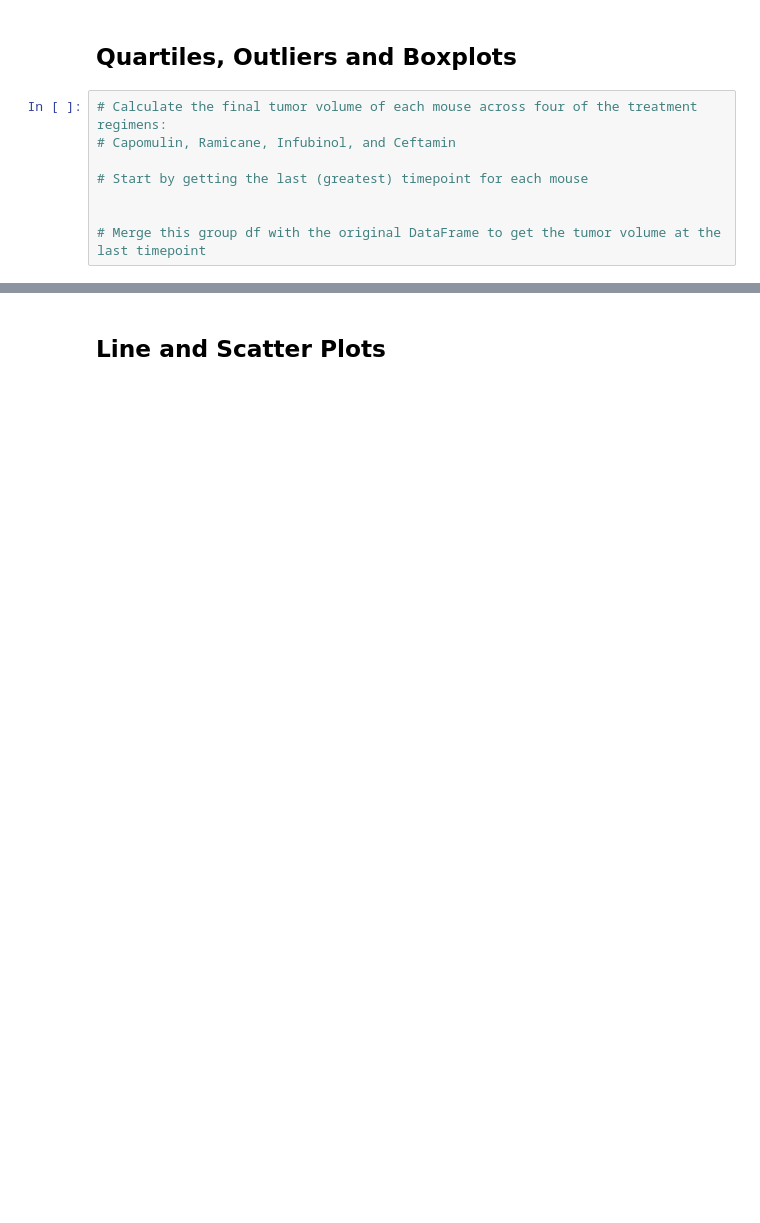
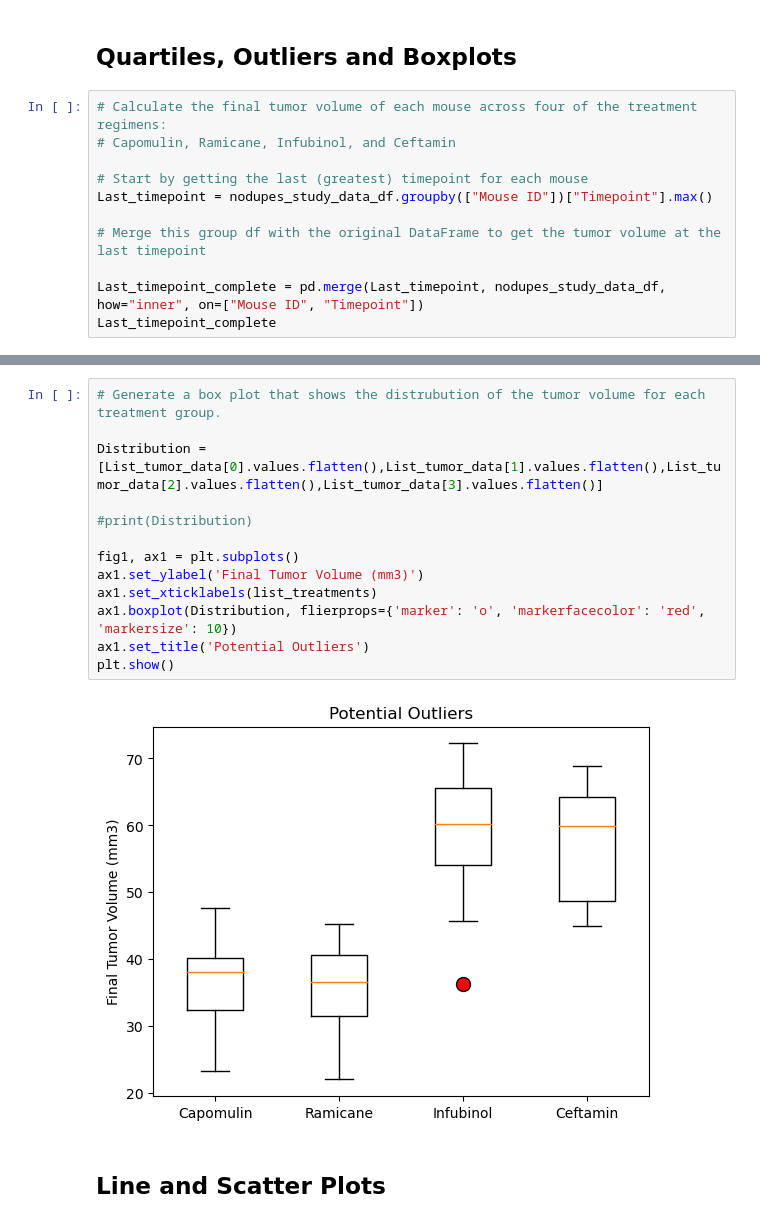
Before and after one commit to Ao-27/matplotlib-challenge_Pymaceutidals, a Jupyter notebook: Pymaceuticals/pymaceuticals_starter.ipynb, the cells around one changed output, grey strips where cells are left out. Drawn from its saved outputs; the diff is of its cells as text; blank space fills up the shorter version.

```diff
--- a/Pymaceuticals/pymaceuticals_starter.ipynb
+++ b/Pymaceuticals/pymaceuticals_starter.ipynb
@@ -313,6 +377,9 @@ print(Total_values_within_yHeight)
 # Capomulin, Ramicane, Infubinol, and Ceftamin
 
 # Start by getting the last (greatest) timepoint for each mouse
-
+Last_timepoint = nodupes_study_data_df.groupby(["Mouse ID"])["Timepoint"].max()
 
 # Merge this group df with the original DataFrame to get the tumor volume at the last timepoint
+
+Last_timepoint_complete = pd.merge(Last_timepoint, nodupes_study_data_df, how="inner", on=["Mouse ID", "Timepoint"])
+Last_timepoint_complete
@@ -346,2 +434,17 @@ Ceftamin's potential outliers: Series([], Name: Tumor Volume (mm3), dtype: float
+# %%
+# Generate a box plot that shows the distrubution of the tumor volume for each treatment group.
+
+Distribution = [List_tumor_data[0].values.flatten(),List_tumor_data[1].values.flatten(),List_tumor_data[2].values.flatten(),List_tumor_data[3].values.flatten()]
+
+#print(Distribution)
+
+fig1, ax1 = plt.subplots()
+ax1.set_ylabel('Final Tumor Volume (mm3)')
+ax1.set_xticklabels(list_treatments)
+ax1.boxplot(Distribution, flierprops={'marker': 'o', 'markerfacecolor': 'red', 'markersize': 10})
+ax1.set_title('Potential Outliers')
+plt.show()
+# %% [output]
+[figure, added]
 # %% [markdown]
 ## Line and Scatter Plots
```
Also changed, not shown: parts of 17 cells of this notebook, 1 other file.
